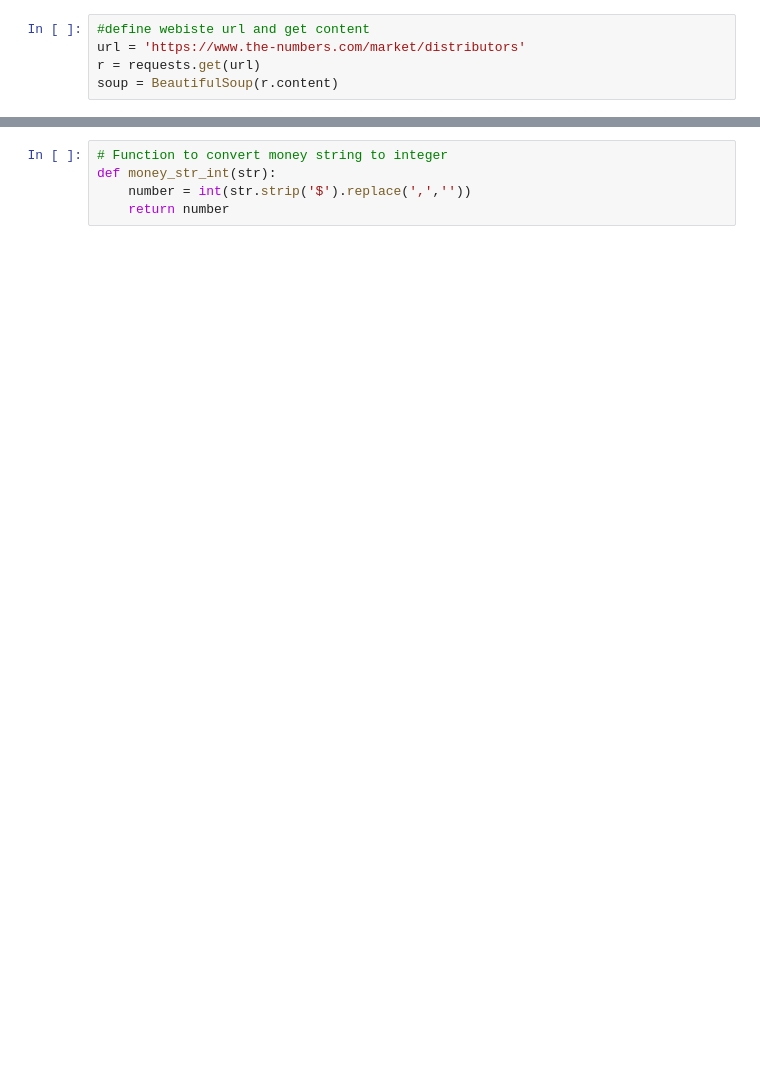
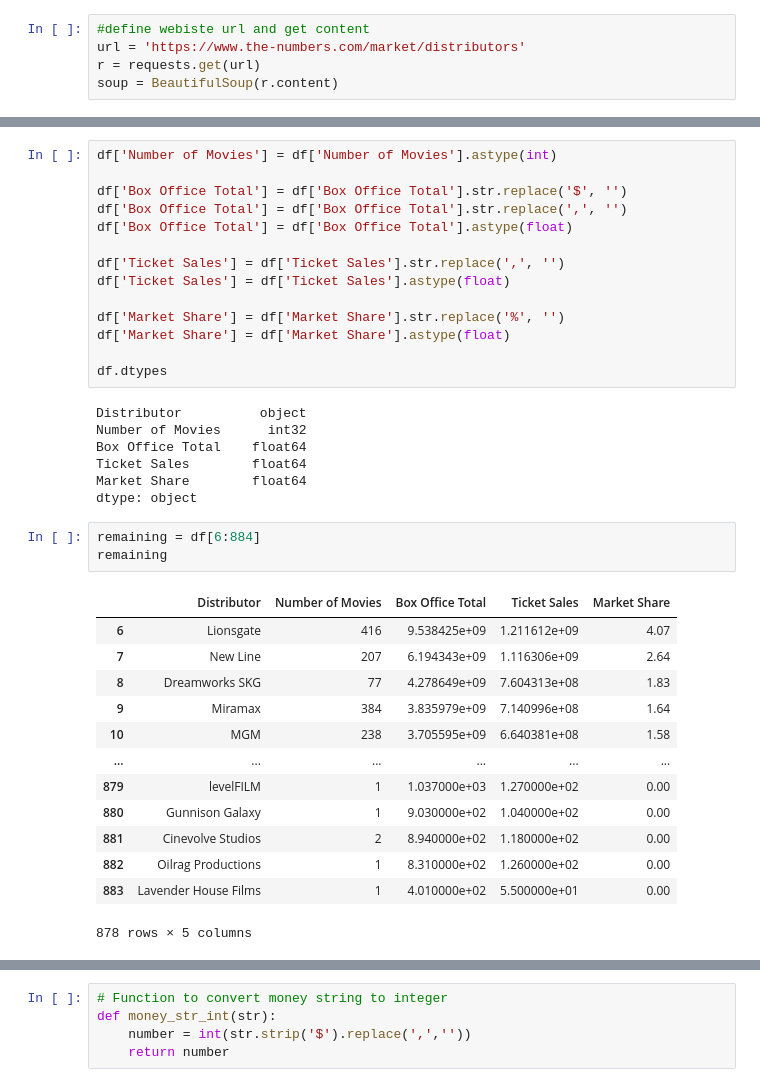
Before and after one commit to davebrown271/Microsoft-Movie-Analysis, a Jupyter notebook: movie_data.ipynb, the cells around one changed output, grey strips where cells are left out. Drawn from its saved outputs; the diff is of its cells as text; blank space fills up the shorter version.

```diff
--- a/movie_data.ipynb
+++ b/movie_data.ipynb
@@ -60,0 +65,38 @@ df.head()
+# %%
+df['Number of Movies'] = df['Number of Movies'].astype(int)
+
+df['Box Office Total'] = df['Box Office Total'].str.replace('$', '')
+df['Box Office Total'] = df['Box Office Total'].str.replace(',', '')
+df['Box Office Total'] = df['Box Office Total'].astype(float)
+
+df['Ticket Sales'] = df['Ticket Sales'].str.replace(',', '')
+df['Ticket Sales'] = df['Ticket Sales'].astype(float)
+
+df['Market Share'] = df['Market Share'].str.replace('%', '')
+df['Market Share'] = df['Market Share'].astype(float)
+
+df.dtypes
+# %% [output]
+Distributor          object
+Number of Movies      int32
+Box Office Total    float64
+Ticket Sales        float64
+Market Share        float64
+dtype: object
+# %%
+remaining = df[6:884]
+remaining
+# %% [output]
+|  | Distributor | Number of Movies | Box Office Total | Ticket Sales | Market Share |
+| 6 | Lionsgate | 416 | 9.538425e+09 | 1.211612e+09 | 4.07 |
+| 7 | New Line | 207 | 6.194343e+09 | 1.116306e+09 | 2.64 |
+| 8 | Dreamworks SKG | 77 | 4.278649e+09 | 7.604313e+08 | 1.83 |
+| 9 | Miramax | 384 | 3.835979e+09 | 7.140996e+08 | 1.64 |
+| 10 | MGM | 238 | 3.705595e+09 | 6.640381e+08 | 1.58 |
+| ... | ... | ... | ... | ... | ... |
+| 879 | levelFILM | 1 | 1.037000e+03 | 1.270000e+02 | 0.00 |
+| 880 | Gunnison Galaxy | 1 | 9.030000e+02 | 1.040000e+02 | 0.00 |
+| 881 | Cinevolve Studios | 2 | 8.940000e+02 | 1.180000e+02 | 0.00 |
+| 882 | Oilrag Productions | 1 | 8.310000e+02 | 1.260000e+02 | 0.00 |
+| 883 | Lavender House Films | 1 | 4.010000e+02 | 5.500000e+01 | 0.00 |
+878 rows × 5 columns
```
Also changed, not shown: parts of 18 cells of this notebook, 5 other files.
